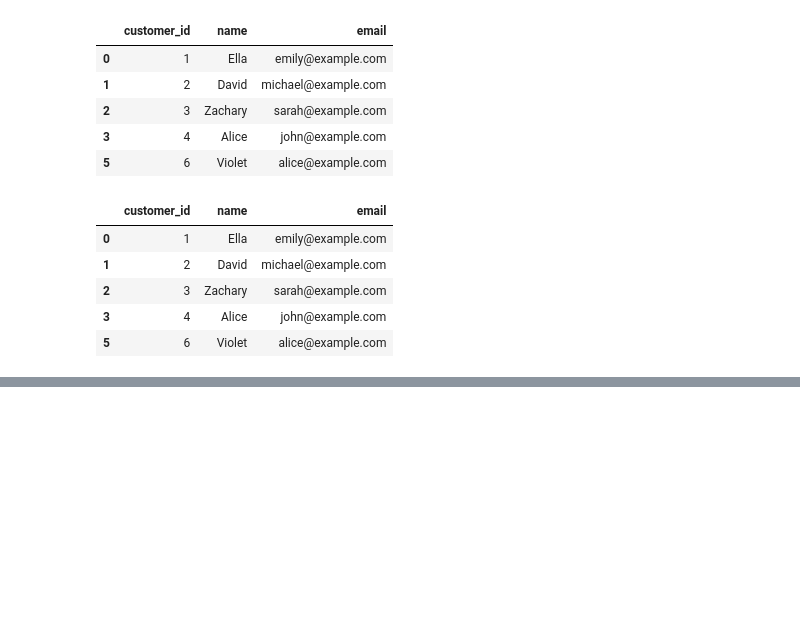
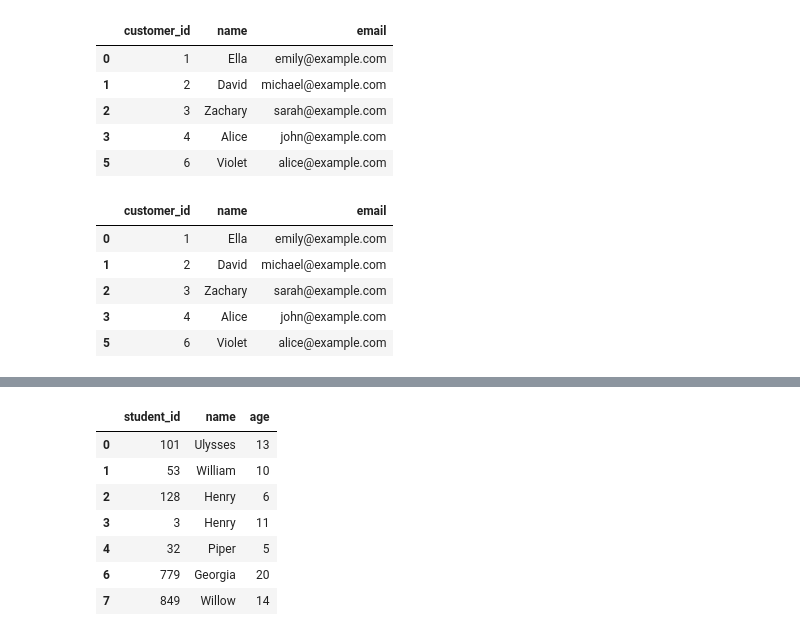
Before and after one commit to rajnishspandey/leetcode_pandas, a Jupyter notebook: leetcodePandas_Practice.ipynb, the cells around one changed output, grey strips where cells are left out. Saved outputs shown, nothing was run; the diff lists cells and outputs as text; code cells hidden in the pictures; blank space fills up the shorter version.

```diff
--- a/leetcodePandas_Practice.ipynb
+++ b/leetcodePandas_Practice.ipynb
@@ -220,0 +256,16 @@ dropDuplicateEmails(customers)
+# %%
+def dropMissingData(students: pd.DataFrame) -> pd.DataFrame:
+    df = pd.DataFrame(students)
+    df.dropna(subset=['name'],inplace=True)
+    return df
+
+dropMissingData(students)
+# %% [output]
+|  | student_id | name | age |
+| 0 | 101 | Ulysses | 13 |
+| 1 | 53 | William | 10 |
+| 2 | 128 | Henry | 6 |
+| 3 | 3 | Henry | 11 |
+| 4 | 32 | Piper | 5 |
+| 6 | 779 | Georgia | 20 |
+| 7 | 849 | Willow | 14 |
```
Also changed, not shown: parts of 3 cells of this notebook, 2 other files.
